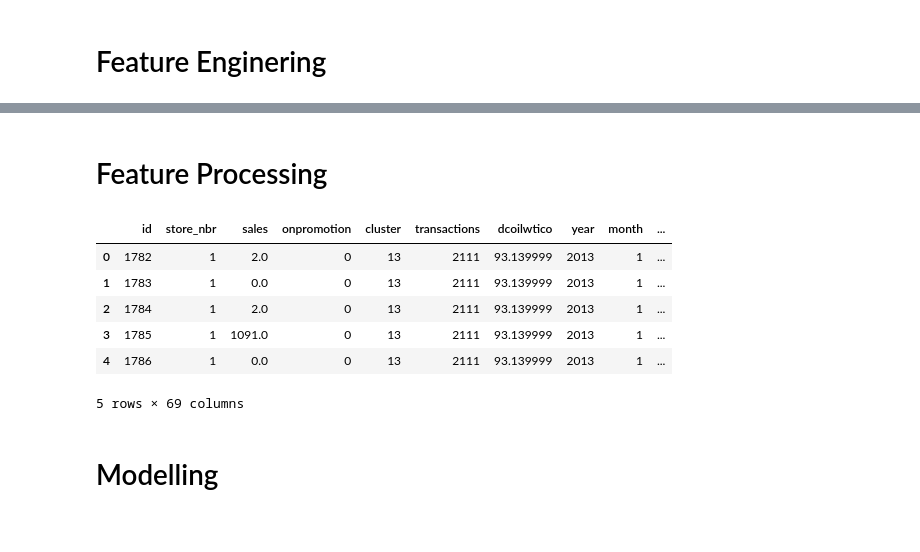
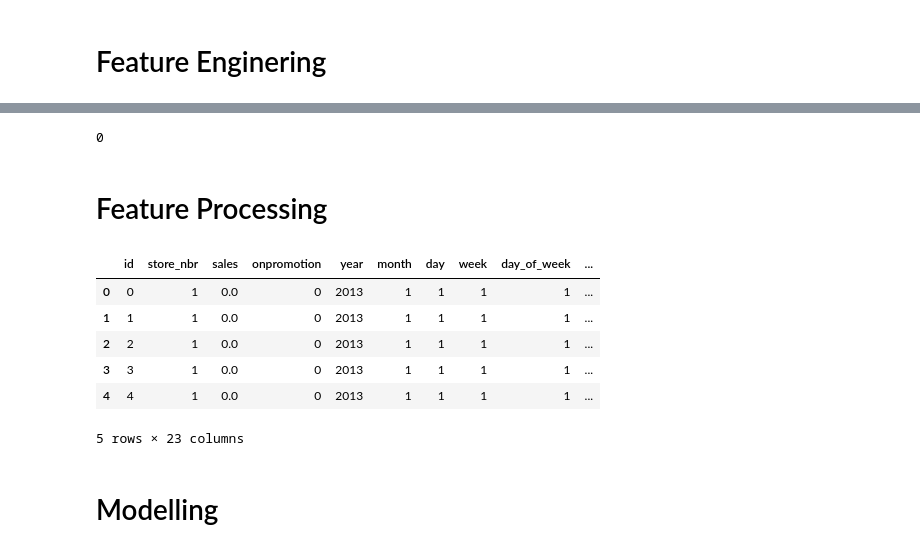
Before and after one commit to obiuzoma/LP3_project, a Jupyter notebook: lp3.ipynb, the cells around one changed output, grey strips where cells are left out. Drawn from its saved outputs; the diff is of its cells as text; code cells hidden in the pictures.

```diff
--- a/lp3.ipynb
+++ b/lp3.ipynb
@@ -159,7 +159,7 @@ oil_df.drop(columns="Unnamed: 0", axis=1, inplace=True)
 #  loading of csv data set
 # %%
 # reading the csv file and seting the date as date type
-test_data = pd.read_csv("test.csv", parse_dates=["date"])
-train_data = pd.read_csv("train.csv", parse_dates=["date"])
-transactions = pd.read_csv("transactions.csv",parse_dates=["date"])
+test_data = pd.read_csv("test.csv")
+train_data = pd.read_csv("train.csv")
+transactions = pd.read_csv("transactions.csv")
 sample_data = pd.read_csv("sample_submission.csv")
@@ -588,4 +599,8 @@ plt.show()
 # %%
+# change date column to date time
+train_data['date'] = pd.to_datetime(train_data['date'])
+#  add year and month column to the table
+add_year_month_(train_data, 'train_data')
 sales_time = train_data.groupby("year").sales.sum().reset_index()
 sales_time = sales_time.set_index("year")
 sales_time.plot(legend=False, figsize=(15, 7))
@@ -1071,5 +1095,8 @@ series is stationary
+# %%
+#  droping the date column because we have extracted all the needed information from the column
+train_data.drop(['date'], axis=1, inplace=True)
 # %%
-# Define the category lists for each product category
+# Define the category lists for each product category and group them together
 food_families = ['BEVERAGES', 'BREAD/BAKERY', 'FROZEN FOODS', 'MEATS', 'PREPARED FOODS', 'DELI','PRODUCE', 'DAIRY','POULTRY','EGGS','SEAFOOD']
 home_families = ['HOME AND KITCHEN I', 'HOME AND KITCHEN II', 'HOME APPLIANCES']
 clothing_families = ['LINGERIE', 'LADYSWARE']
@@ -1077,3 +1104,15 @@ grocery_families = ['GROCERY I', 'GROCERY II']
 stationery_families = ['BOOKS', 'MAGAZINES','SCHOOL AND OFFICE SUPPLIES']
 cleaning_families = ['HOME CARE', 'BABY CARE','PERSONAL CARE']
 hardware_families = ['PLAYERS AND ELECTRONICS','HARDWARE']
+
+# Categorize the 'family' column based on the product categories
+train_data['family'] = np.where(train_data['family'].isin(food_families), 'FOODS',train_data['family'])
+train_data['family'] = np.where(train_data['family'].isin(home_families), 'HOME', train_data['family'])
+train_data['family'] = np.where(train_data['family'].isin(clothing_families), 'CLOTHING', train_data['family'])
+train_data['family'] = np.where(train_data['family'].isin(grocery_families), 'GROCERY', train_data['family'])
+train_data['family'] = np.where(train_data['family'].isin(stationery_families), 'STATIONERY', train_data['family'])
+train_data['family'] = np.where(train_data['family'].isin(cleaning_families), 'CLEANING', train_data['family'])
+train_data['family'] = np.where(train_data['family'].isin(hardware_families), 'HARDWARE', train_data['family'])
+
+# Print the updated DataFrame
+train_data.head()
@@ -1096,37 +1160,41 @@ merged_data_copy.head()
+# %%
+train_data.isna().any().sum()
+# %% [output]
+0
 # %% [markdown]
 # Feature Processing
 # %%
 
 
 # Define the categorical columns to encode
-categorical_columns = ["family", "city",'type']
+categorical_columns = ["family"]
 
 # Perform one-hot encoding
 encoder = OneHotEncoder()
-one_hot_encoded_data = encoder.fit_transform(merged_data_copy[categorical_columns])
+one_hot_encoded_data = encoder.fit_transform(train_data[categorical_columns])
 
 # Create column names for the one-hot encoded data
 column_names = encoder.get_feature_names_out(categorical_columns)
 
 # Convert the one-hot encoded data to a DataFrame
-merged_df_encoded = pd.DataFrame(one_hot_encoded_data.toarray(), columns=column_names)
+train_data_encoded = pd.DataFrame(one_hot_encoded_data.toarray(), columns=column_names)
 
 # Concatenate the original dataframe with the one-hot encoded data
-merged_df_encoded = pd.concat([merged_data_copy, merged_df_encoded], axis=1)
+train_data_encoded = pd.concat([train_data, train_data_encoded], axis=1)
 
 # Drop the original categorical columns
-merged_df_encoded.drop(categorical_columns, axis=1, inplace=True)
+train_data_encoded.drop(categorical_columns, axis=1, inplace=True)
 
 # Print the head of the encoded DataFrame
-merged_df_encoded.head()
+train_data_encoded.head()
 # %% [output]
-|  | id | store_nbr | sales | onpromotion | cluster | transactions | dcoilwtico | year | month | ... |
-| 0 | 1782 | 1 | 2.0 | 0 | 13 | 2111 | 93.139999 | 2013 | 1 | ... |
-| 1 | 1783 | 1 | 0.0 | 0 | 13 | 2111 | 93.139999 | 2013 | 1 | ... |
-| 2 | 1784 | 1 | 2.0 | 0 | 13 | 2111 | 93.139999 | 2013 | 1 | ... |
-| 3 | 1785 | 1 | 1091.0 | 0 | 13 | 2111 | 93.139999 | 2013 | 1 | ... |
-| 4 | 1786 | 1 | 0.0 | 0 | 13 | 2111 | 93.139999 | 2013 | 1 | ... |
+|  | id | store_nbr | sales | onpromotion | year | month | day | week | day_of_week | ... |
+| 0 | 0 | 1 | 0.0 | 0 | 2013 | 1 | 1 | 1 | 1 | ... |
+| 1 | 1 | 1 | 0.0 | 0 | 2013 | 1 | 1 | 1 | 1 | ... |
+| 2 | 2 | 1 | 0.0 | 0 | 2013 | 1 | 1 | 1 | 1 | ... |
+| 3 | 3 | 1 | 0.0 | 0 | 2013 | 1 | 1 | 1 | 1 | ... |
+| 4 | 4 | 1 | 0.0 | 0 | 2013 | 1 | 1 | 1 | 1 | ... |
-5 rows × 69 columns
+5 rows × 23 columns
 # %% [markdown]
 # Modelling
 # %% [markdown]
```
Also changed, not shown: parts of 52 cells of this notebook.
